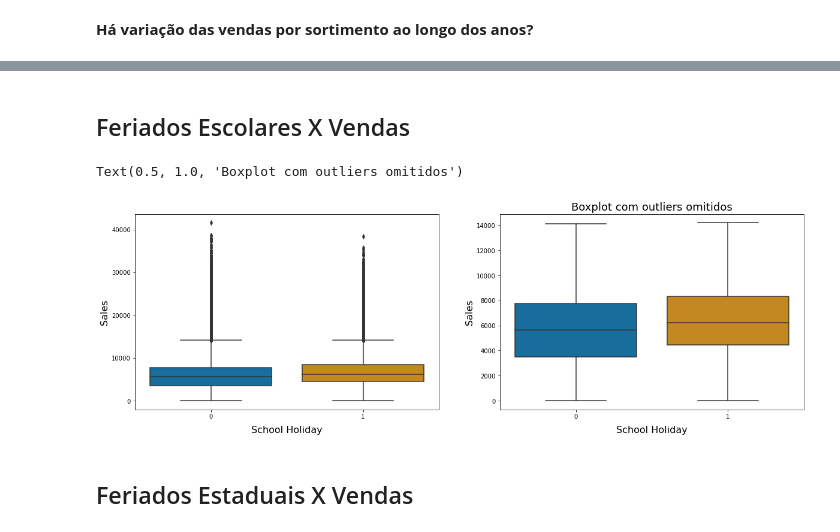
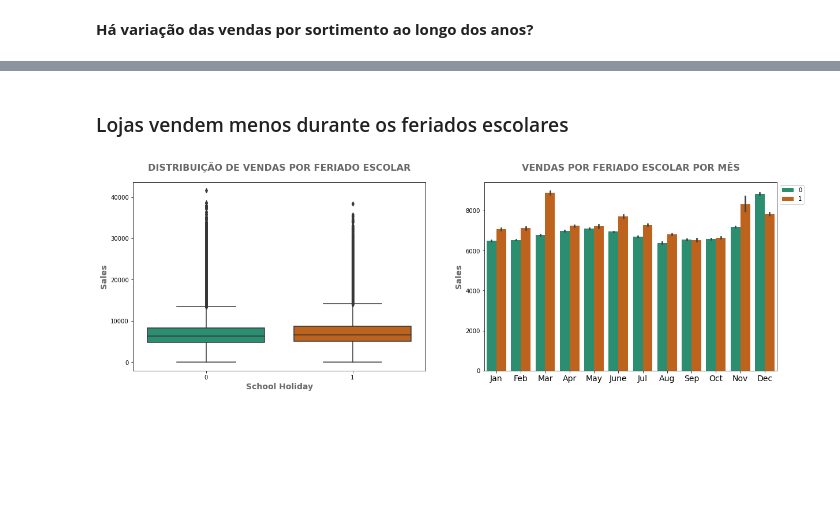
Before and after one commit to LidAlmeida/rossmann_prediction, a Jupyter notebook: notebooks/0.1-exploratory-data-analysis-rossmann.ipynb, the cells around one changed output, grey strips where cells are left out. Saved outputs shown, nothing was run; the diff lists cells and outputs as text; code cells hidden in the pictures; blank space fills up the shorter version.

```diff
--- a/notebooks/0.1-exploratory-data-analysis-rossmann.ipynb
+++ b/notebooks/0.1-exploratory-data-analysis-rossmann.ipynb
@@ -252,3 +256,10 @@ df1['WeekOfYear'] = df1['Date'].dt.isocalendar().week
 
 # Year Week
 df1['YearWeek'] = df1['Date'].dt.strftime('%Y-%W')
+
+# Dicionário com as estações do ano na Alemanha
+seasons = {1: 'Winter', 2: 'Winter', 3: 'Spring', 4: 'Spring', 5: 'Spring',
+           6: 'Summer', 7: 'Summer', 8: 'Summer', 9: 'Fall', 10: 'Fall', 11: 'Fall', 12: 'Winter'}
+
+# Criação da coluna 'Season' com base na coluna 'Month'
+df1['Season'] = df1['Month'].map(seasons)
@@ -320,4 +341,6 @@ df1[['Open', 'StoreType', 'Assortment', 'Sales', 'Customers']
-# %%
-# Filtragem
-df1 =  df_raw.loc[(df_raw['Open'] != 0)]
+# %%
+df2 = df1.copy()
+# %%
+# Filtragem
+df2 = df2.loc[(df2['Open'] != 0)]
 # %%
@@ -661,22 +789,26 @@ sns.catplot(y='Sales', data=df1, kind='box',
 # %% [markdown]
-## Feriados Escolares X Vendas
+### Lojas vendem menos durante os feriados escolares
 # %%
 fig, (ax0, ax1) = plt.subplots(nrows=1, ncols=2,
                                figsize=(20, 6))
-# State Holiday
-sns.boxplot(x='SchoolHoliday', y='Sales', data=df1,
-            palette='colorblind', ax=ax0)
-ax0.set_xlabel('School Holiday', labelpad=10, fontsize=16)
-ax0.set_ylabel('Sales', fontsize=16)
 
-# State Holiday sem outliers
-sns.boxplot(x='SchoolHoliday', y='Sales', data=df1,
-            palette='colorblind', sym='', ax=ax1)
-ax1.set_xlabel('School Holiday', labelpad=10, fontsize=16)
-ax1.set_ylabel('Sales', fontsize=16)
-ax1.set_title('Boxplot com outliers omitidos', fontsize=18)
+# Boxplot
+sns.boxplot(x='SchoolHoliday', y='Sales', data=df2,
+            palette='Dark2', ax=ax0)
+ax0.set_xlabel('School Holiday', fontsize=14,
+               color='dimgrey', fontweight='bold')
+ax0.set_ylabel('Sales', fontsize=14, color='dimgrey', fontweight='bold')
+ax0.set_title('DISTRIBUIÇÃO DE VENDAS POR FERIADO ESCOLAR', pad=20,
+              fontsize=16, color='dimgrey', fontweight='bold')
+# Barplot
+sns.barplot(x='Month', y='Sales', hue='SchoolHoliday',
+            palette='Dark2', data=df2, ax=ax1)
+ax1.set_xticklabels(
+    ['Jan', 'Feb', 'Mar', 'Apr', 'May', 'June', 'Jul', 'Aug', 'Sep', 'Oct', 'Nov', 'Dec'], fontsize=14)
+ax1.set_xlabel(' ')
+ax1.set_ylabel('Sales', fontsize=14, color='dimgrey', fontweight='bold')
+ax1.set_title('VENDAS POR FERIADO ESCOLAR POR MÊS', pad=20,
+              fontsize=16, color='dimgrey', fontweight='bold')
+ax1.legend(bbox_to_anchor=(1, 1), loc=2);
 # %% [output]
-Text(0.5, 1.0, 'Boxplot com outliers omitidos')
-[figure, old version]
+[figure, new version]
-# %% [markdown]
-## Feriados Estaduais X Vendas
```
Also changed, not shown: parts of 71 cells of this notebook, 1 other file.
